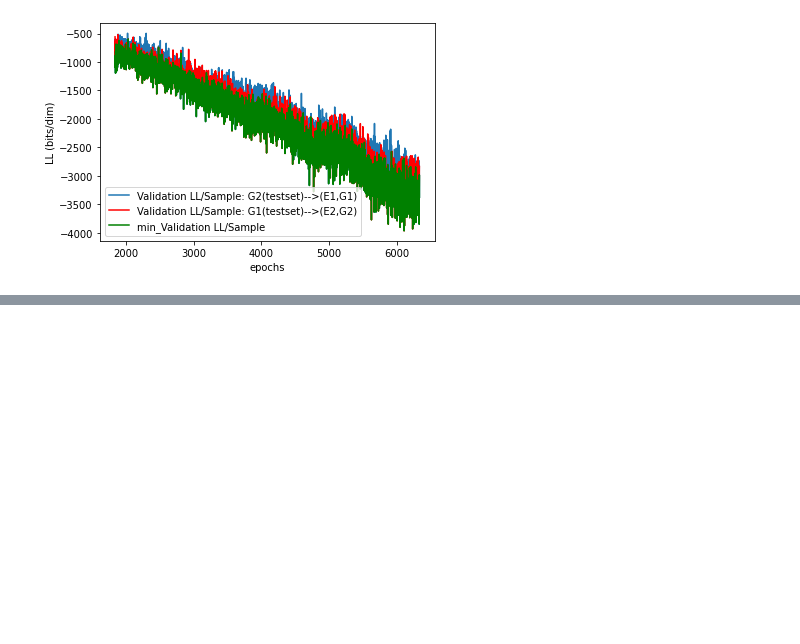
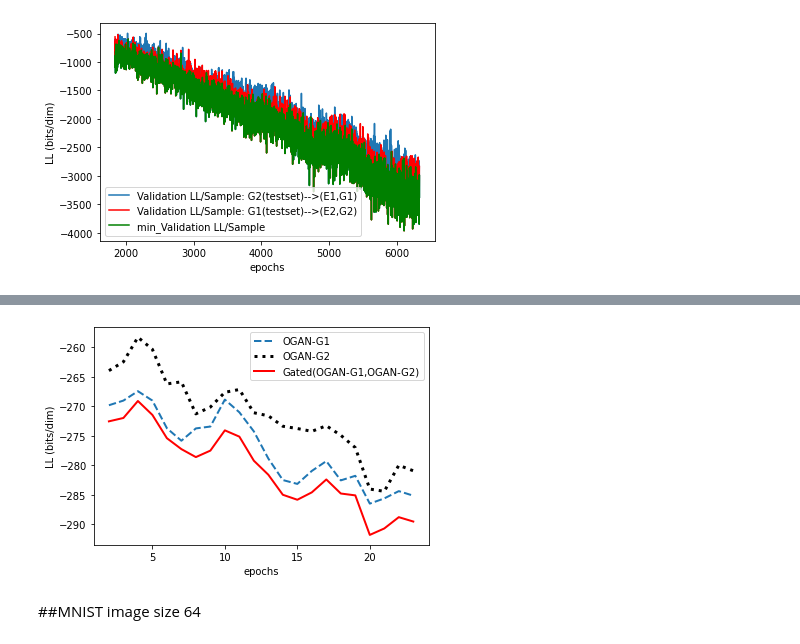
Before and after one commit to mkjubran/OGAN-results, a Jupyter notebook: PlotCurvesOGAN.ipynb, the cells around one changed output, grey strips where cells are left out. Saved outputs shown, nothing was run; the diff lists cells and outputs as text; code cells hidden in the pictures; blank space fills up the shorter version.

```diff
--- a/PlotCurvesOGAN.ipynb
+++ b/PlotCurvesOGAN.ipynb
@@ -95,0 +132,37 @@ df_VLL.groupby(np.arange(len(df_VLL))//100).mean()
+# %%
+df = pd.read_csv('/content/OGAN-results/output-celeba32.csv')
+df=df[1:]
+# %%
+epoch=45
+batch=100
+
+VLL = [col for col in df if col.startswith('Validation LL/epoch')]
+df_VLLe = df[VLL]
+df_VLLe = df_VLLe.dropna()
+df_VLLe = df_VLLe.astype('float')
+
+
+VLL = [col for col in df if col.startswith('Validation LL/Sample')]
+df_VLLb = df[VLL]
+df_VLLb = df_VLLb.dropna()
+df_VLLb = df_VLLb.astype('float')
+df_VLLb = df_VLLb[0:epoch*batch]
+
+df_VLLb['min_Validation LL/Sample'] = df_VLLb[['Validation LL/Sample: G2(testset)-->(E1,G1)','Validation LL/Sample: G1(testset)-->(E2,G2)']].min(axis=1)
+
+df_VLLe['Validation LL/epoch: min(G1+G2) (bits/dim)']=df_VLLb.groupby(np.arange(len(df_VLLb))//100).mean()['min_Validation LL/Sample']/(32*32*math.log(2))
+df_VLLe['Validation LL/epoch G1(bits/dim)']=df_VLLb.groupby(np.arange(len(df_VLLb))//100).mean()['Validation LL/Sample: G2(testset)-->(E1,G1)']/(32*32*math.log(2))
+df_VLLe['Validation LL/epoch G2(bits/dim)']=df_VLLb.groupby(np.arange(len(df_VLLb))//100).mean()['Validation LL/Sample: G1(testset)-->(E2,G2)']/(32*32*math.log(2))
+
+ax = plt.gca()
+df_VLLe['Validation LL/epoch G1(bits/dim)'].plot(kind='line', ax=ax, linestyle='--', linewidth=2, label='OGAN-G1')
+df_VLLe['Validation LL/epoch G2(bits/dim)'].plot(kind='line', color='k', ax=ax, linestyle=':', linewidth=3, label='OGAN-G2')
+df_VLLe['Validation LL/epoch: min(G1+G2) (bits/dim)'].plot(kind='line', color='r', ax=ax, linewidth=2, label='Gated(OGAN-G1,OGAN-G2)')
+plt.xlabel('epochs')
+plt.ylabel('LL (bits/dim)')
+plt.legend()
+plt.show()
+# %% [output]
+[figure, added]
+# %% [markdown]
+##MNIST image size 64
```
Also changed, not shown: parts of 13 cells of this notebook.
